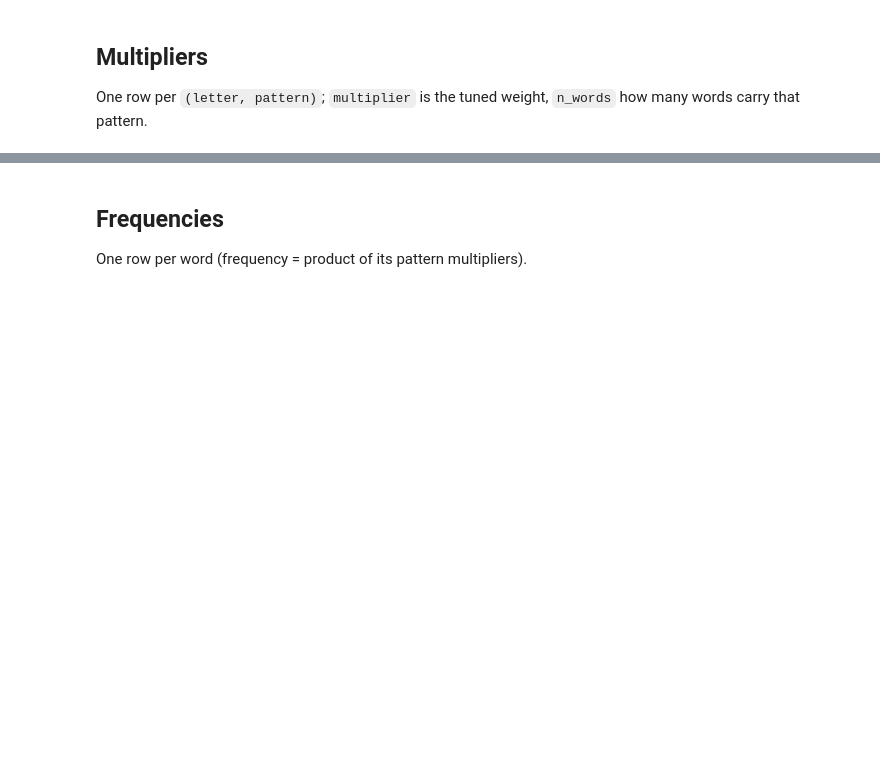
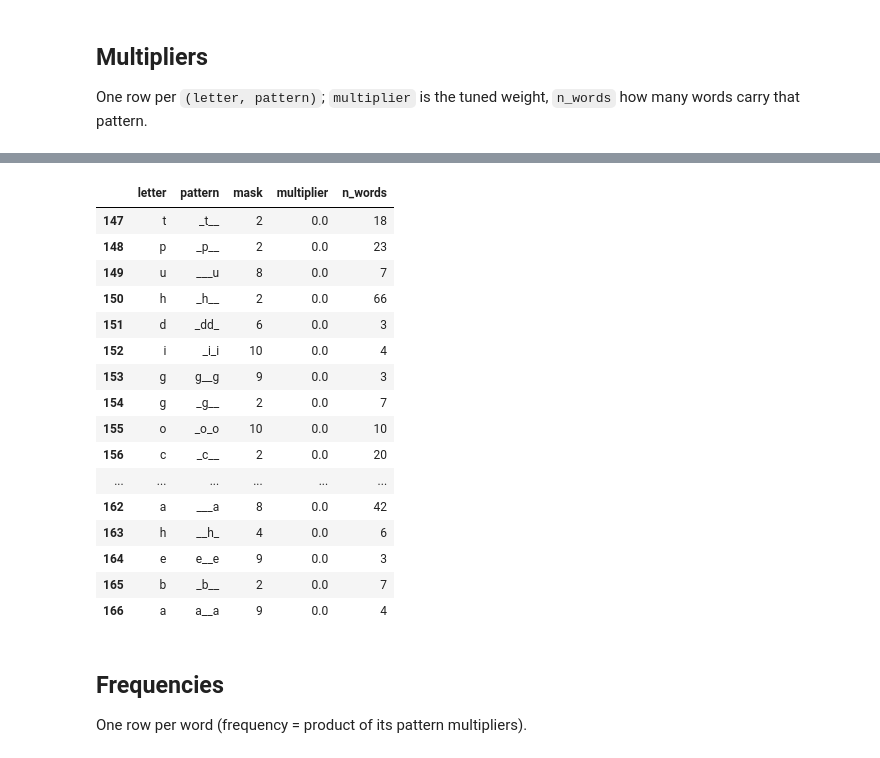
Before and after one commit to Ballpark-Figures/hangman, a Jupyter notebook: math/notebooks/freq_search_explorer.ipynb, the cells around one changed output, grey strips where cells are left out. Cells and saved outputs as stored; diff of their text form; code cells hidden in the pictures; blank space fills up the shorter version.

```diff
--- a/math/notebooks/freq_search_explorer.ipynb
+++ b/math/notebooks/freq_search_explorer.ipynb
@@ -35,7 +37,7 @@ print(f'imported from {math_dir}')
 Loads the saved CSV for this length if present; otherwise runs one inline (which
 can be slow for larger lengths).
 # %%
-LENGTH = 5
+LENGTH = 4
 
 csv_path = math_dir / 'data' / 'freq_search' / f'len{LENGTH:02d}.csv'
 if csv_path.exists():
@@ -64,3 +89,23 @@ mult_df.head(20)
+# %%
+mult_df.tail(20)
+# %% [output]
+|  | letter | pattern | mask | multiplier | n_words |
+| 147 | t | _t__ | 2 | 0.0 | 18 |
+| 148 | p | _p__ | 2 | 0.0 | 23 |
+| 149 | u | ___u | 8 | 0.0 | 7 |
+| 150 | h | _h__ | 2 | 0.0 | 66 |
+| 151 | d | _dd_ | 6 | 0.0 | 3 |
+| 152 | i | _i_i | 10 | 0.0 | 4 |
+| 153 | g | g__g | 9 | 0.0 | 3 |
+| 154 | g | _g__ | 2 | 0.0 | 7 |
+| 155 | o | _o_o | 10 | 0.0 | 10 |
+| 156 | c | _c__ | 2 | 0.0 | 20 |
+| ... | ... | ... | ... | ... | ... |
+| 162 | a | ___a | 8 | 0.0 | 42 |
+| 163 | h | __h_ | 4 | 0.0 | 6 |
+| 164 | e | e__e | 9 | 0.0 | 3 |
+| 165 | b | _b__ | 2 | 0.0 | 7 |
+| 166 | a | a__a | 9 | 0.0 | 4 |
 # %% [markdown]
 ## Frequencies
 
```
Also changed, not shown: parts of 8 cells of this notebook.
